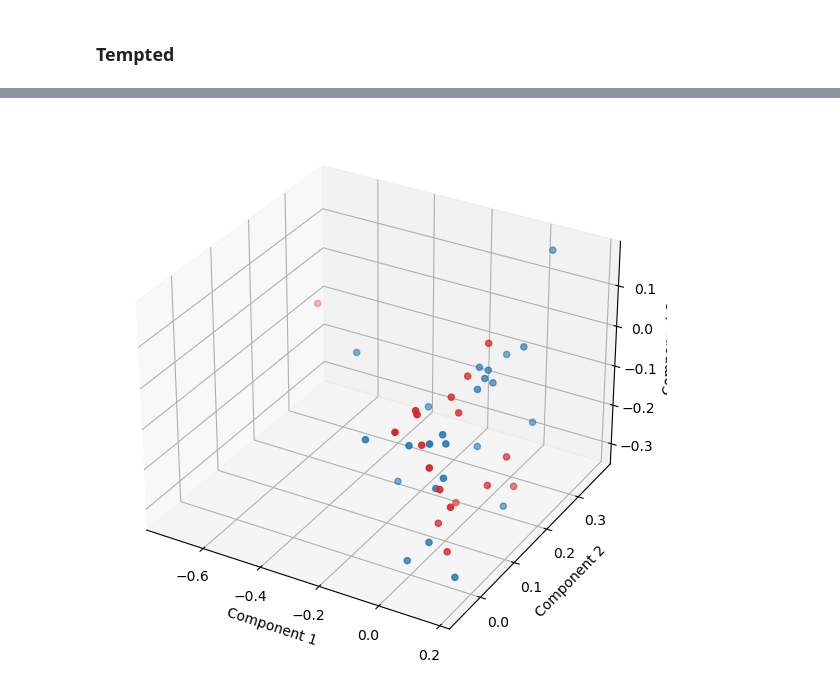
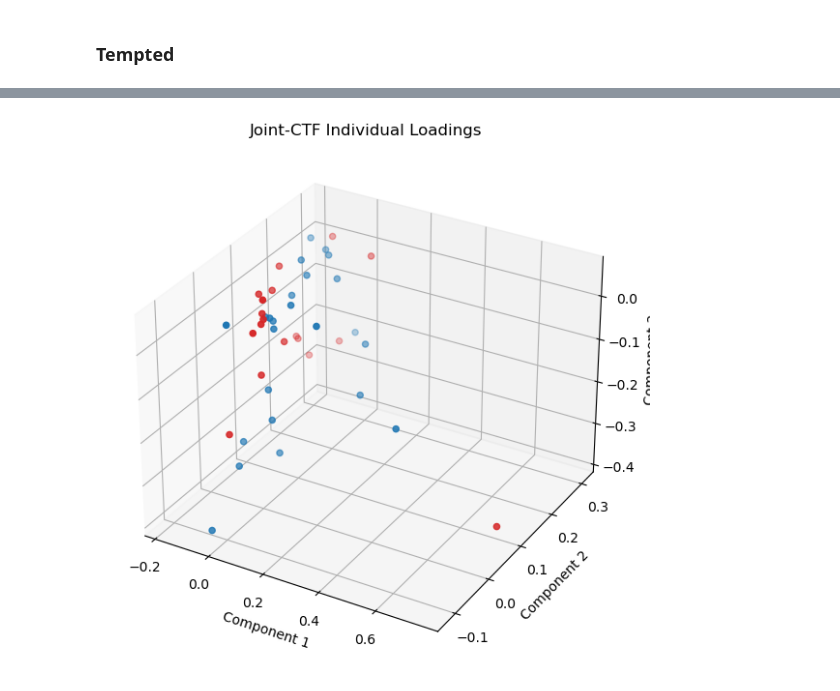
Before and after one commit to Biacordazzo/bia_gemelli, a Jupyter notebook: gemelli/joint_ctf.ipynb, the cells around one changed output, grey strips where cells are left out. Cells and saved outputs as stored; diff of their text form; code cells hidden in the pictures.

```diff
--- a/gemelli/joint_ctf.ipynb
+++ b/gemelli/joint_ctf.ipynb
@@ -1558,14 +1519,16 @@ mf.head(5)
 # %%
+#plot individual loadings from joint-ctf
 fig = plt.figure(figsize = (10, 7))
 ax = fig.add_subplot(projection='3d')
-ax.scatter3D(individual_loadings['component_1'],
-             individual_loadings['component_2'],
-             individual_loadings['component_3'],
+ax.scatter3D(individual_loadings['16S']['component_1'],
+             individual_loadings['16S']['component_2'],
+             individual_loadings['16S']['component_3'],
              c=mf['delivery'].map({'Cesarean': 'tab:red', 'Vaginal': 'tab:blue'}))
 ax.set_xlabel('Component 1')
 ax.set_ylabel('Component 2')
 ax.set_zlabel('Component 3')
+plt.title('Joint-CTF Individual Loadings')
 plt.show()
 # %% [output]
-[figure, old version]
+[figure, new version]
 # %%
```
Also changed, not shown: parts of 20 cells of this notebook, 1 other file.
